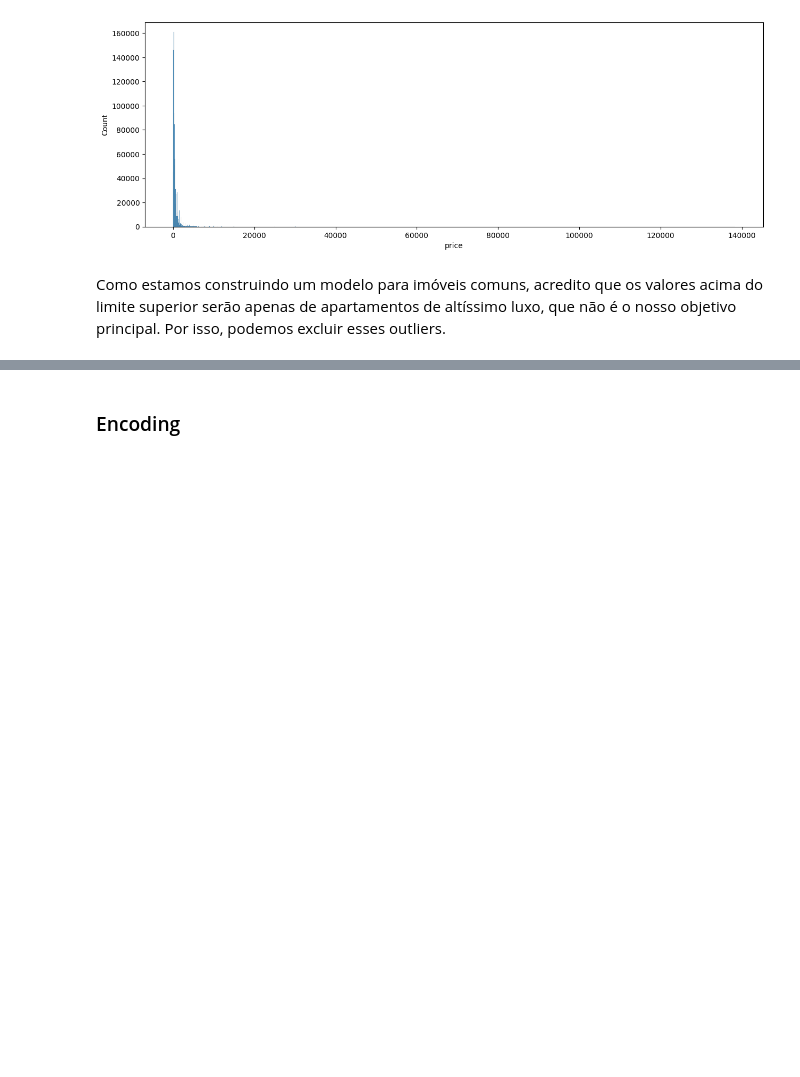
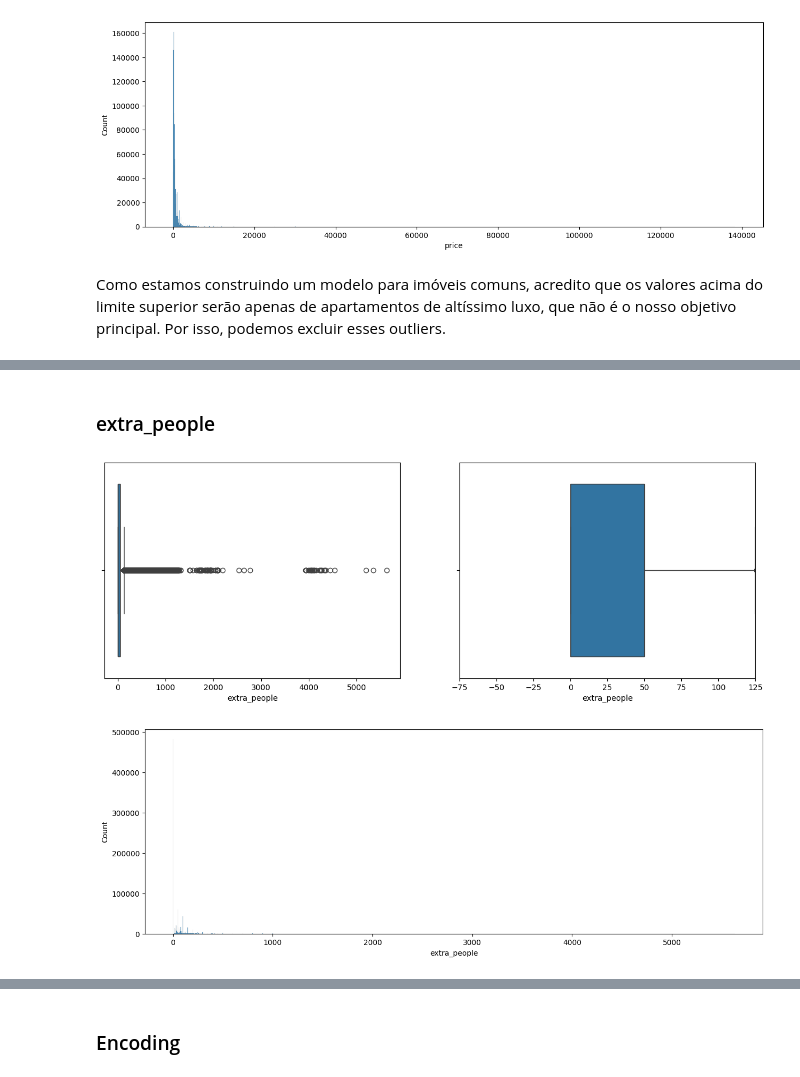
Before and after one commit to dePinhoPaulo/Python-Impressionador, a Jupyter notebook: 05. Impressionador/39. Projeto 3 - Ciência de Dados - Aplicação de Mercado de Trabalho/Projeto de Ciência de Dados e Recomendações - Solução Airbnb Rio.ipynb, the cells around one changed output, grey strips where cells are left out. Drawn from its saved outputs; the diff is of its cells as text; code cells hidden in the pictures; blank space fills up the shorter version.

```diff
--- a/05. Impressionador/39. Projeto 3 - Ciência de Dados - Aplicação de Mercado de Trabalho/Projeto de Ciência de Dados e Recomendações - Solução Airbnb Rio.ipynb
+++ b/05. Impressionador/39. Projeto 3 - Ciência de Dados - Aplicação de Mercado de Trabalho/Projeto de Ciência de Dados e Recomendações - Solução Airbnb Rio.ipynb
@@ -338,0 +369,8 @@ print(base_airbnb.shape)
+# %% [markdown]
+### extra_people
+# %%
+diagrama_caixa(base_airbnb['extra_people'])
+histograma(base_airbnb['extra_people'])
+# %% [output]
+[figure, added]
+[figure, added]
```
Also changed, not shown: parts of 12 cells of this notebook, 1 other file.
